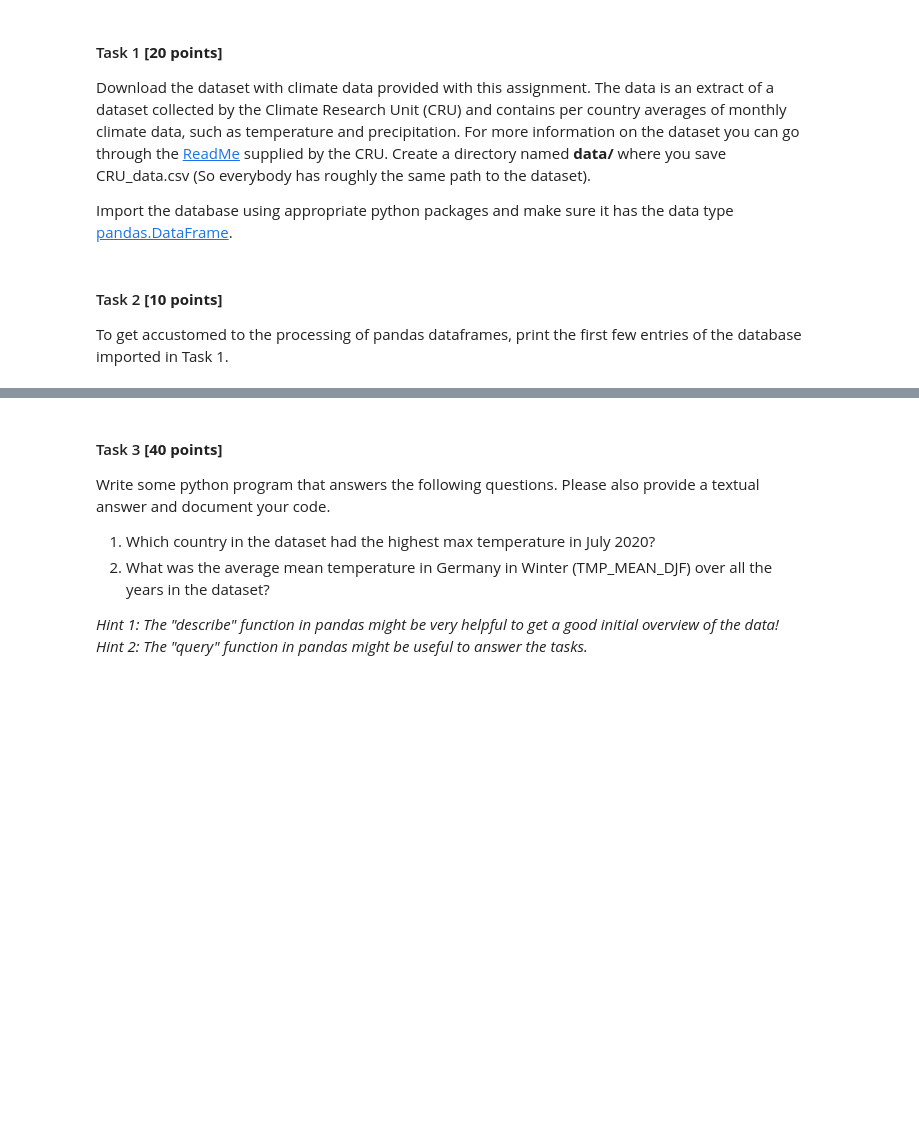
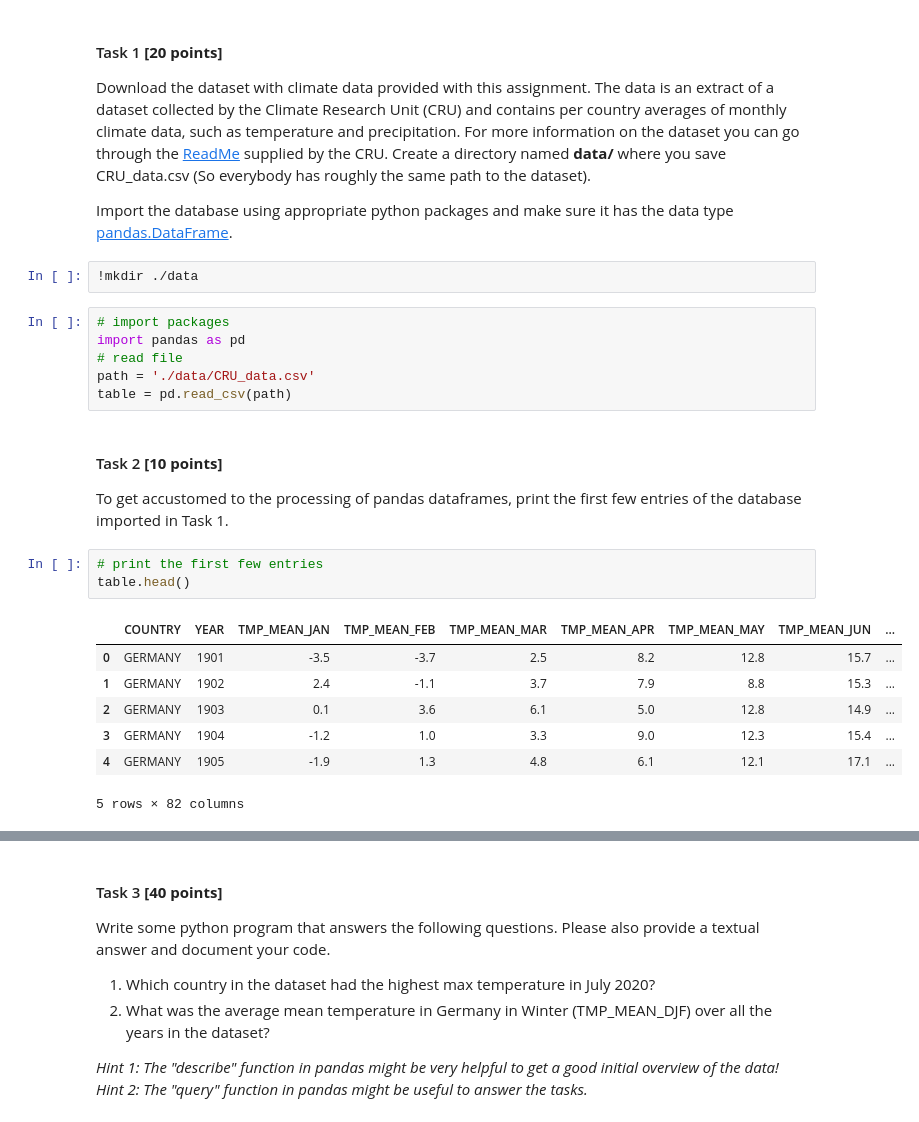
Before and after one commit to CallMeL/ResearchMethod, a Jupyter notebook: RM_A01.ipynb, the cells around one changed output, grey strips where cells are left out. Cells and saved outputs as stored; diff of their text form; blank space fills up the shorter version.

```diff
--- a/RM_A01.ipynb
+++ b/RM_A01.ipynb
@@ -45,7 +45,26 @@ Make sure that you are prepared to answer questions and/or present solutions fro
 Download the dataset with climate data provided with this assignment. The data is an extract of a dataset collected by the Climate Research Unit (CRU) and contains per country averages of monthly climate data, such as temperature and precipitation. For more information on the dataset you can go through the [ReadMe](https://crudata.uea.ac.uk/cru/data/hrg/cru_ts_4.05/crucy.2103081329.v4.05/Read_Me_CRU_CY.txt) supplied by the CRU. Create a directory named **data/** where you save CRU_data.csv (So everybody has roughly the same path to the dataset).
 
 Import the database using appropriate python packages and make sure it has the data type [pandas.DataFrame](https://pandas.pydata.org/pandas-docs/stable/reference/api/pandas.DataFrame.html).
+# %%
+!mkdir ./data
+# %%
+# import packages
+import pandas as pd
+# read file
+path = './data/CRU_data.csv'
+table = pd.read_csv(path)
 # %% [markdown]
 #### Task 2 **[10 points]**
 
 To get accustomed to the processing of pandas dataframes, print the first few entries of the database imported in Task 1.
+# %%
+# print the first few entries
+table.head()
+# %% [output]
+|  | COUNTRY | YEAR | TMP_MEAN_JAN | TMP_MEAN_FEB | TMP_MEAN_MAR | TMP_MEAN_APR | TMP_MEAN_MAY | TMP_MEAN_JUN | ... |
+| 0 | GERMANY | 1901 | -3.5 | -3.7 | 2.5 | 8.2 | 12.8 | 15.7 | ... |
+| 1 | GERMANY | 1902 | 2.4 | -1.1 | 3.7 | 7.9 | 8.8 | 15.3 | ... |
+| 2 | GERMANY | 1903 | 0.1 | 3.6 | 6.1 | 5.0 | 12.8 | 14.9 | ... |
+| 3 | GERMANY | 1904 | -1.2 | 1.0 | 3.3 | 9.0 | 12.3 | 15.4 | ... |
+| 4 | GERMANY | 1905 | -1.9 | 1.3 | 4.8 | 6.1 | 12.1 | 17.1 | ... |
+5 rows × 82 columns
```
Also changed, not shown: parts of 13 cells of this notebook.
